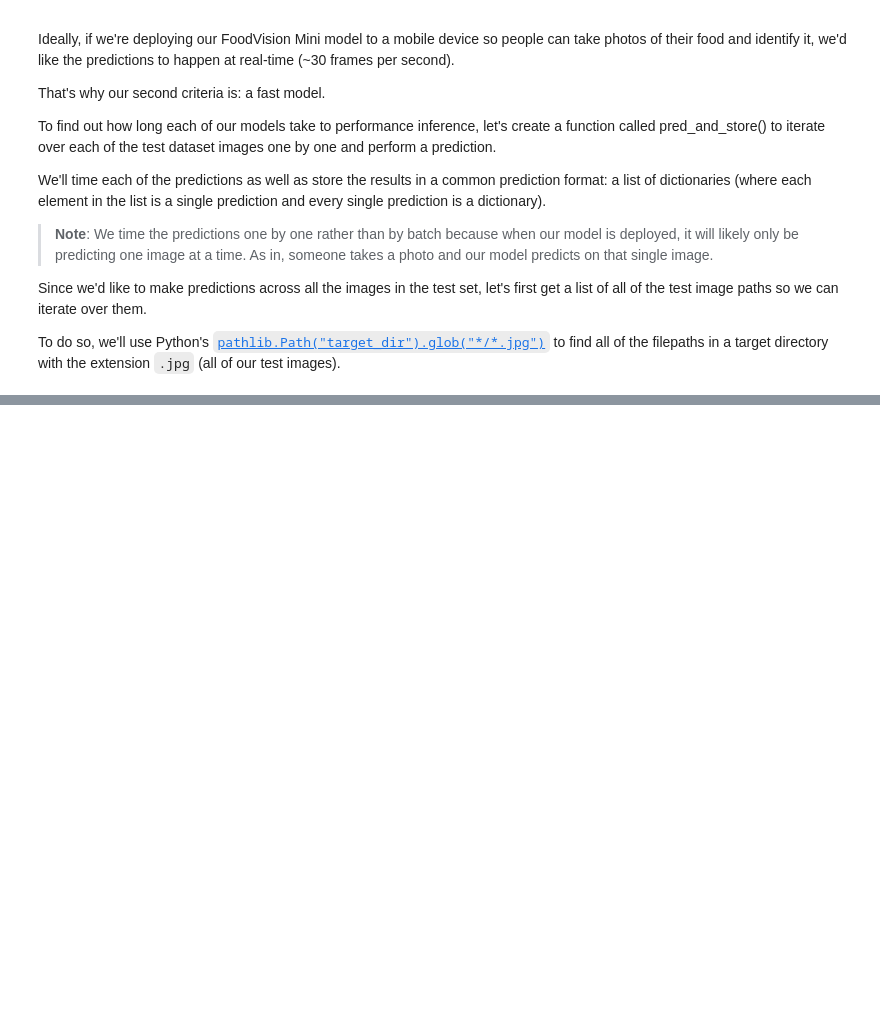
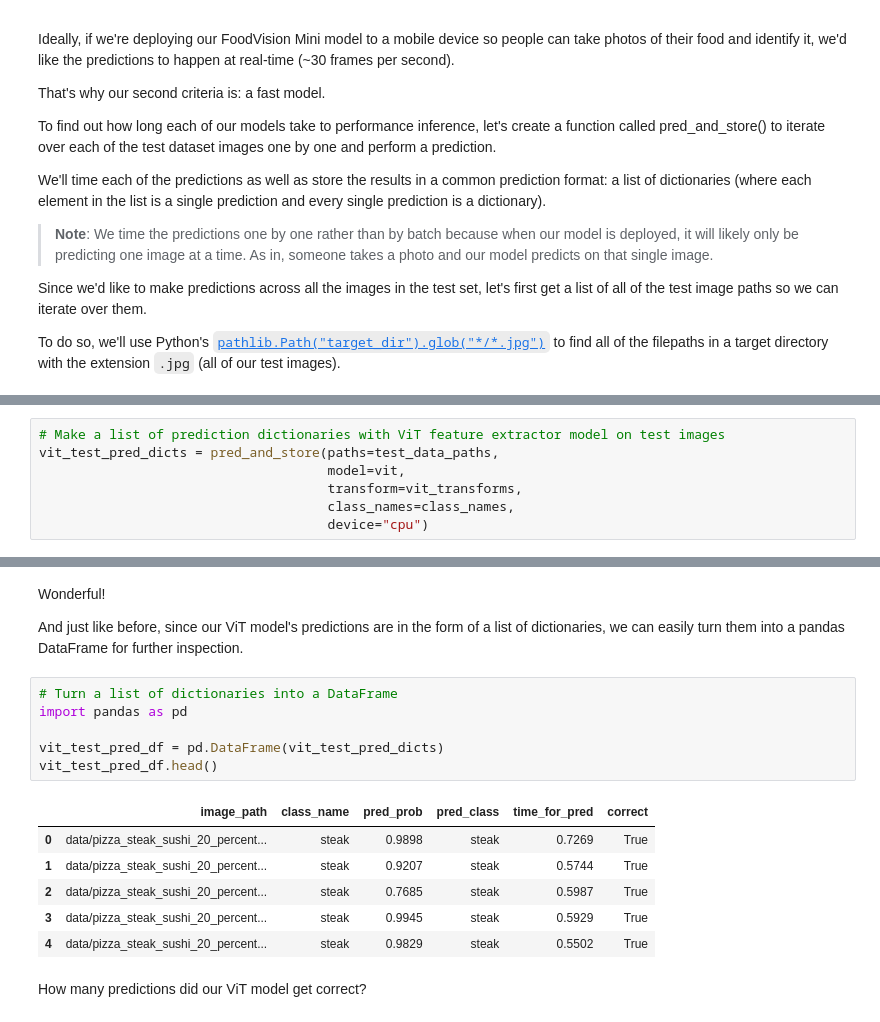
Before and after one commit to yhs2773/PyTorch-for-Deep-Learning-Machine-Learning-Full-Course, a Jupyter notebook: notebooks/09_pytorch_model_deployment.ipynb, the cells around one changed output, grey strips where cells are left out. Cells and saved outputs as stored; diff of their text form; blank space fills up the shorter version.

```diff
--- a/notebooks/09_pytorch_model_deployment.ipynb
+++ b/notebooks/09_pytorch_model_deployment.ipynb
@@ -931,0 +1153,7 @@ test_data_paths[:5]
+# %%
+# Make a list of prediction dictionaries with ViT feature extractor model on test images
+vit_test_pred_dicts = pred_and_store(paths=test_data_paths,
+                                     model=vit,
+                                     transform=vit_transforms,
+                                     class_names=class_names,
+                                     device="cpu")
@@ -931,0 +1180,19 @@ test_data_paths[:5]
+# %% [markdown]
+Wonderful!
+
+And just like before, since our ViT model's predictions are in the form of a list of dictionaries, we can easily turn them into a pandas DataFrame for further inspection.
+# %%
+# Turn a list of dictionaries into a DataFrame
+import pandas as pd
+
+vit_test_pred_df = pd.DataFrame(vit_test_pred_dicts)
+vit_test_pred_df.head()
+# %% [output]
+|  | image_path | class_name | pred_prob | pred_class | time_for_pred | correct |
+| 0 | data/pizza_steak_sushi_20_percent... | steak | 0.9898 | steak | 0.7269 | True |
+| 1 | data/pizza_steak_sushi_20_percent... | steak | 0.9207 | steak | 0.5744 | True |
+| 2 | data/pizza_steak_sushi_20_percent... | steak | 0.7685 | steak | 0.5987 | True |
+| 3 | data/pizza_steak_sushi_20_percent... | steak | 0.9945 | steak | 0.5929 | True |
+| 4 | data/pizza_steak_sushi_20_percent... | steak | 0.9829 | steak | 0.5502 | True |
+# %% [markdown]
+How many predictions did our ViT model get correct?
```
Also changed, not shown: parts of 37 cells of this notebook.
